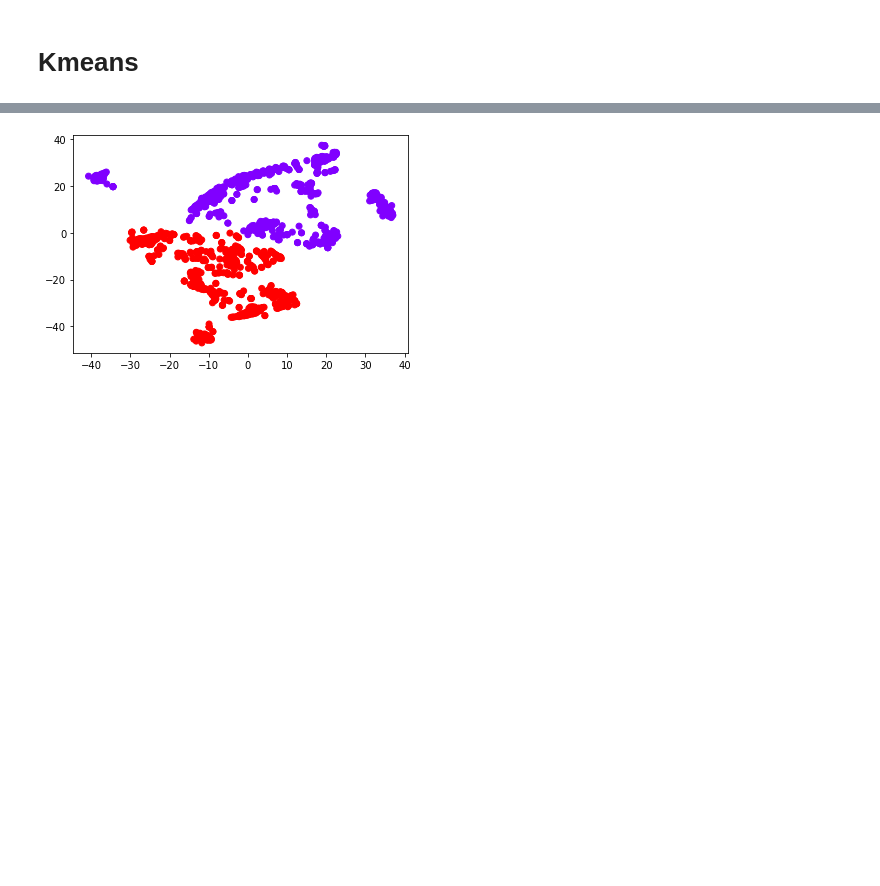
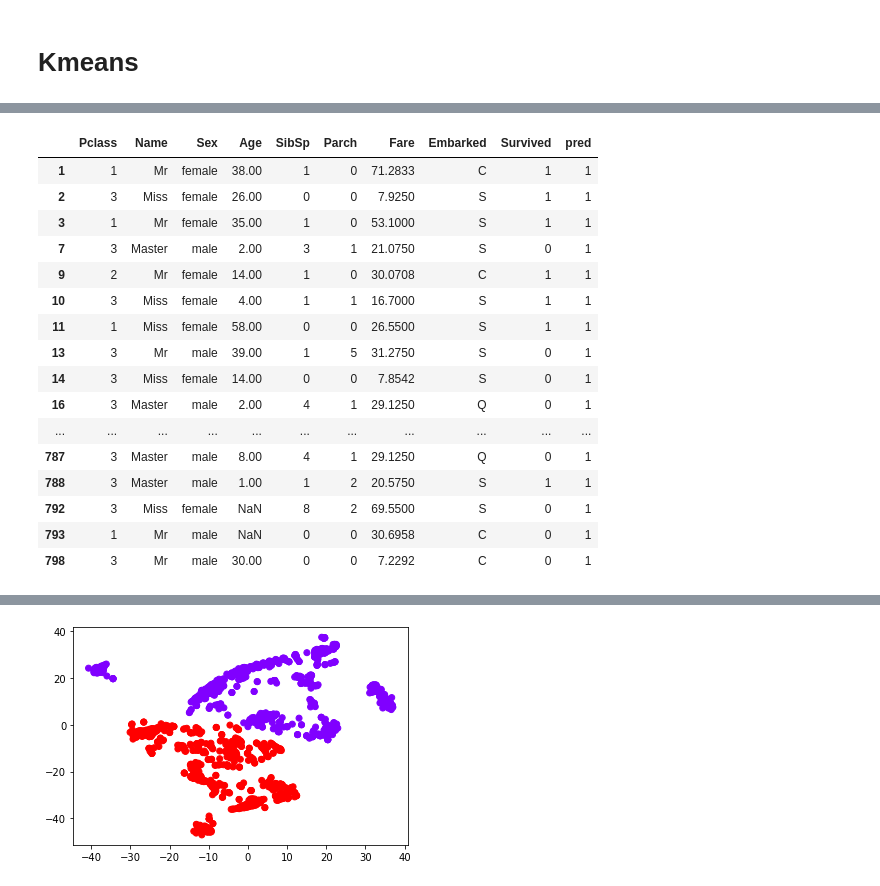
Before and after one commit to WozzyaQ/machine-learning-and-other-stuff, a Jupyter notebook: clustering-titanic/clustering.ipynb, the cells around one changed output, grey strips where cells are left out. Cells and saved outputs as stored; diff of their text form; code cells hidden in the pictures; blank space fills up the shorter version.

```diff
--- a/clustering-titanic/clustering.ipynb
+++ b/clustering-titanic/clustering.ipynb
@@ -554,0 +563,20 @@ kmeans(tsne_representation,2)
+# %%
+prepared_data_train[prepared_data_train["pred"] == 1]
+# %% [output]
+|  | Pclass | Name | Sex | Age | SibSp | Parch | Fare | Embarked | Survived | pred |
+| 1 | 1 | Mr | female | 38.00 | 1 | 0 | 71.2833 | C | 1 | 1 |
+| 2 | 3 | Miss | female | 26.00 | 0 | 0 | 7.9250 | S | 1 | 1 |
+| 3 | 1 | Mr | female | 35.00 | 1 | 0 | 53.1000 | S | 1 | 1 |
+| 7 | 3 | Master | male | 2.00 | 3 | 1 | 21.0750 | S | 0 | 1 |
+| 9 | 2 | Mr | female | 14.00 | 1 | 0 | 30.0708 | C | 1 | 1 |
+| 10 | 3 | Miss | female | 4.00 | 1 | 1 | 16.7000 | S | 1 | 1 |
+| 11 | 1 | Miss | female | 58.00 | 0 | 0 | 26.5500 | S | 1 | 1 |
+| 13 | 3 | Mr | male | 39.00 | 1 | 5 | 31.2750 | S | 0 | 1 |
+| 14 | 3 | Miss | female | 14.00 | 0 | 0 | 7.8542 | S | 0 | 1 |
+| 16 | 3 | Master | male | 2.00 | 4 | 1 | 29.1250 | Q | 0 | 1 |
+| ... | ... | ... | ... | ... | ... | ... | ... | ... | ... | ... |
+| 787 | 3 | Master | male | 8.00 | 4 | 1 | 29.1250 | Q | 0 | 1 |
+| 788 | 3 | Master | male | 1.00 | 1 | 2 | 20.5750 | S | 1 | 1 |
+| 792 | 3 | Miss | female | NaN | 8 | 2 | 69.5500 | S | 0 | 1 |
+| 793 | 1 | Mr | male | NaN | 0 | 0 | 30.6958 | C | 0 | 1 |
+| 798 | 3 | Mr | male | 30.00 | 0 | 0 | 7.2292 | C | 0 | 1 |
```
Also changed, not shown: parts of 20 cells of this notebook.
